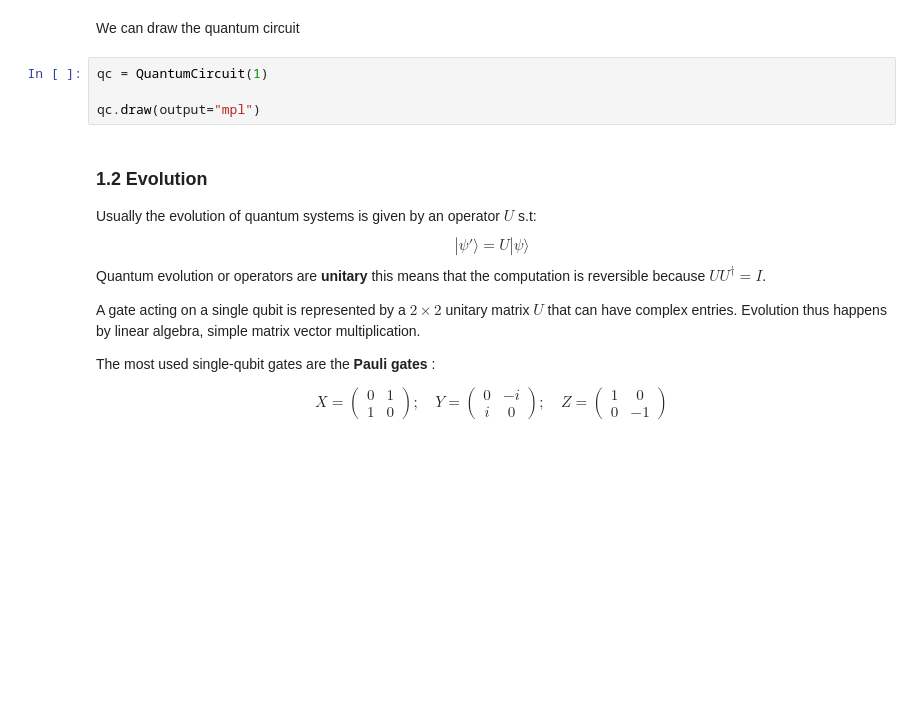
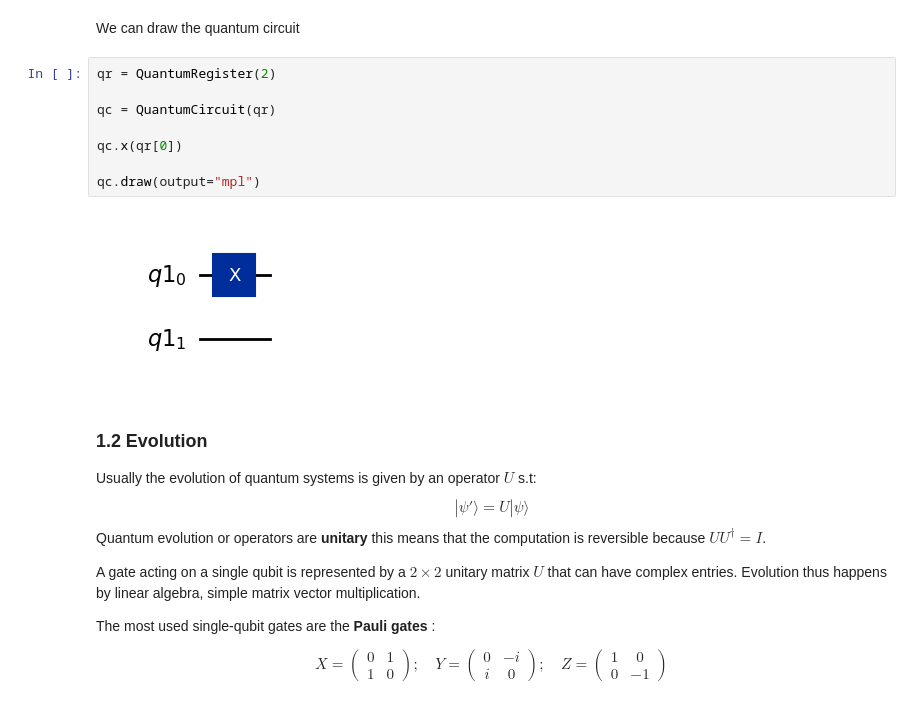
Before and after one commit to arcalab/ic-2324, a Jupyter notebook: TP/23_24/lecture 1 - Introduction to Quantum Computing using Qiskit/lecture1_introduction.ipynb, the cells around one changed output. Saved outputs shown, nothing was run; the diff lists cells and outputs as text; blank space fills up the shorter version.

Commit message:
TP quantum 2324 lecture 1 after class

```diff
--- a/TP/23_24/lecture 1 - Introduction to Quantum Computing using Qiskit/lecture1_introduction.ipynb
+++ b/TP/23_24/lecture 1 - Introduction to Quantum Computing using Qiskit/lecture1_introduction.ipynb
@@ -158,9 +158,15 @@ circuit2 = QuantumCircuit(n_qubits,n_bits, name="qcircuit")
 # %% [markdown]
 We can draw the quantum circuit
 # %%
-qc = QuantumCircuit(1)
+qr = QuantumRegister(2)
+
+qc = QuantumCircuit(qr)
+
+qc.x(qr[0])
 
 qc.draw(output="mpl")
+# %% [output]
+[figure, added]
 # %% [markdown]
 ### 1.2 Evolution <a id='evolution'></a>
 
```
Also changed, not shown: parts of 8 cells of this notebook, 27 other files.
